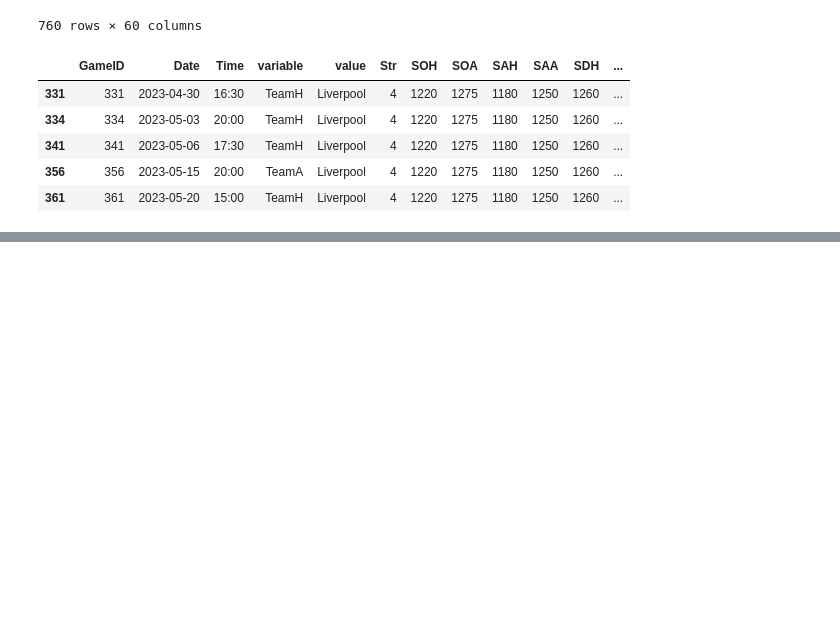
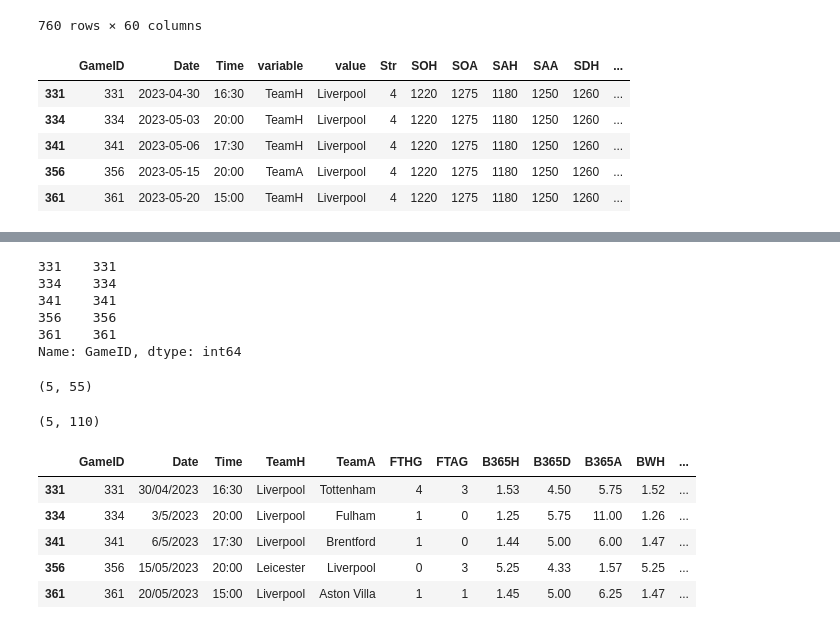
Before and after one commit to jeffreyreeve/capstone-premier-league-predictor, a Jupyter notebook: notebooks/data_prep.ipynb, the cells around one changed output, grey strips where cells are left out. Saved outputs shown, nothing was run; the diff lists cells and outputs as text; code cells hidden in the pictures; blank space fills up the shorter version.

```diff
--- a/notebooks/data_prep.ipynb
+++ b/notebooks/data_prep.ipynb
@@ -771,0 +783,10 @@ combined_stats[(combined_stats['value'] == Team) & (combined_stats['GameID'] < G
+# %%
+GameIDs = combined_stats[(combined_stats['value'] == Team) & (combined_stats['GameID'] < GameID)].sort_values(['Date']).tail()['GameID']
+GameIDs
+# %% [output]
+331    331
+334    334
+341    341
+356    356
+361    361
+Name: GameID, dtype: int64
@@ -771,0 +797,17 @@ combined_stats[(combined_stats['value'] == Team) & (combined_stats['GameID'] < G
+# %%
+team_stats.shape
+# %% [output]
+(5, 55)
+# %%
+combined.shape
+# %% [output]
+(5, 110)
+# %%
+final_data_corrected[(final_data_corrected['GameID'].isin(GameIDs))]
+# %% [output]
+|  | GameID | Date | Time | TeamH | TeamA | FTHG | FTAG | B365H | B365D | B365A | BWH | ... |
+| 331 | 331 | 30/04/2023 | 16:30 | Liverpool | Tottenham | 4 | 3 | 1.53 | 4.50 | 5.75 | 1.52 | ... |
+| 334 | 334 | 3/5/2023 | 20:00 | Liverpool | Fulham | 1 | 0 | 1.25 | 5.75 | 11.00 | 1.26 | ... |
+| 341 | 341 | 6/5/2023 | 17:30 | Liverpool | Brentford | 1 | 0 | 1.44 | 5.00 | 6.00 | 1.47 | ... |
+| 356 | 356 | 15/05/2023 | 20:00 | Leicester | Liverpool | 0 | 3 | 5.25 | 4.33 | 1.57 | 5.25 | ... |
+| 361 | 361 | 20/05/2023 | 15:00 | Liverpool | Aston Villa | 1 | 1 | 1.45 | 5.00 | 6.25 | 1.47 | ... |
```
Also changed, not shown: parts of 26 cells of this notebook.
